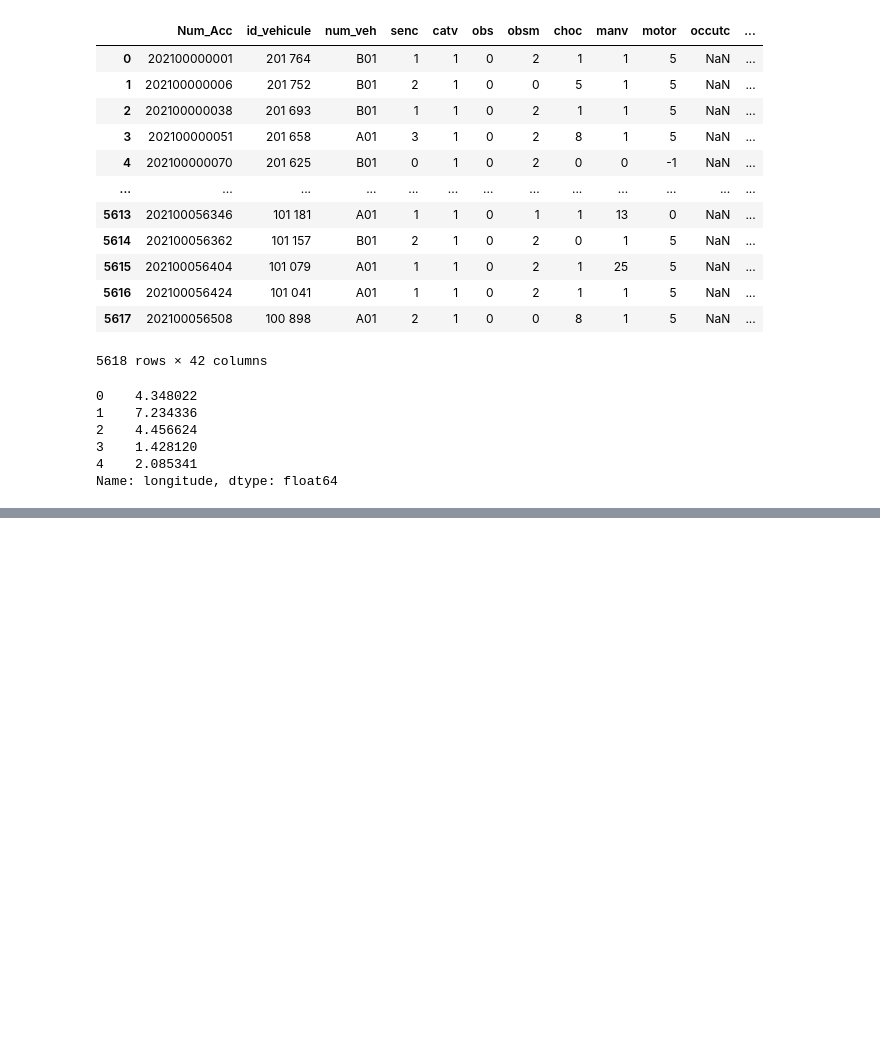
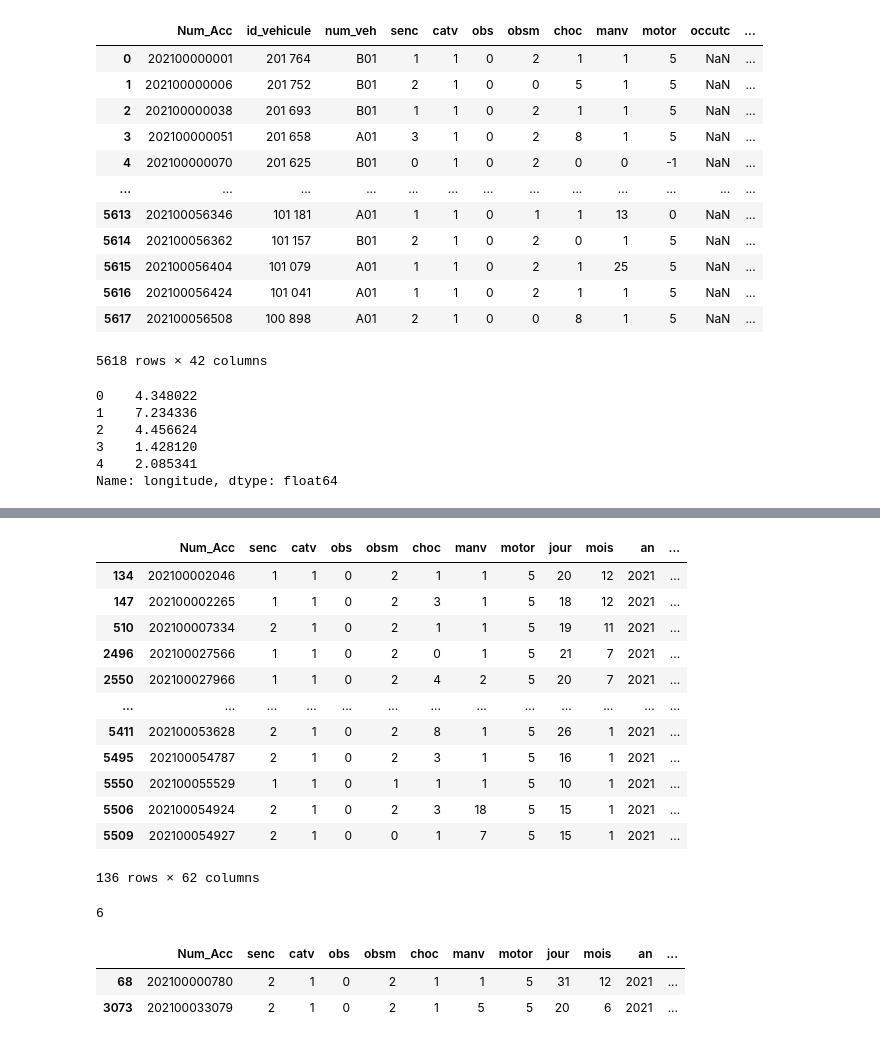
Before and after one commit to hitMaan351/Decision-support-for-cycle-track, a Jupyter notebook: notebooks/merging_acc_roads.ipynb, the cells around one changed output, grey strips where cells are left out. Saved outputs shown, nothing was run; the diff lists cells and outputs as text; code cells hidden in the pictures; blank space fills up the shorter version.

```diff
--- a/merging_accident_voie.ipynb
+++ b/notebooks/merging_acc_roads.ipynb
@@ -426,0 +371,42 @@ Name: an, dtype: int64
+# %%
+for i, point in liste_df[4].iterrows():
+    liste_df[4].at[i,"distance"] = liste_df_voie[4].distance(point.geometry).min()
+    liste_df[4].at[i,"nearest_road"] = liste_df_voie[4].distance(point.geometry).idxmin()
+
+liste_df[4]["nearest_road"] = liste_df[4]["nearest_road"].astype('int')
+
+liste_merged.append((liste_df[4].merge(liste_df_voie[4], left_on='nearest_road', right_index=True)))
+
+liste_merged[4]
+# %% [output]
+|  | Num_Acc | senc | catv | obs | obsm | choc | manv | motor | jour | mois | an | ... |
+| 134 | 202100002046 | 1 | 1 | 0 | 2 | 1 | 1 | 5 | 20 | 12 | 2021 | ... |
+| 147 | 202100002265 | 1 | 1 | 0 | 2 | 3 | 1 | 5 | 18 | 12 | 2021 | ... |
+| 510 | 202100007334 | 2 | 1 | 0 | 2 | 1 | 1 | 5 | 19 | 11 | 2021 | ... |
+| 2496 | 202100027566 | 1 | 1 | 0 | 2 | 0 | 1 | 5 | 21 | 7 | 2021 | ... |
+| 2550 | 202100027966 | 1 | 1 | 0 | 2 | 4 | 2 | 5 | 20 | 7 | 2021 | ... |
+| ... | ... | ... | ... | ... | ... | ... | ... | ... | ... | ... | ... | ... |
+| 5411 | 202100053628 | 2 | 1 | 0 | 2 | 8 | 1 | 5 | 26 | 1 | 2021 | ... |
+| 5495 | 202100054787 | 2 | 1 | 0 | 2 | 3 | 1 | 5 | 16 | 1 | 2021 | ... |
+| 5550 | 202100055529 | 1 | 1 | 0 | 1 | 1 | 1 | 5 | 10 | 1 | 2021 | ... |
+| 5506 | 202100054924 | 2 | 1 | 0 | 2 | 3 | 18 | 5 | 15 | 1 | 2021 | ... |
+| 5509 | 202100054927 | 2 | 1 | 0 | 0 | 1 | 7 | 5 | 15 | 1 | 2021 | ... |
+136 rows × 62 columns
+# %%
+for i, point in liste_df[5].iterrows():
+    liste_df[5].at[i,"distance"] = liste_df_voie[5].distance(point.geometry).min()
+    liste_df[5].at[i,"nearest_road"] = liste_df_voie[5].distance(point.geometry).idxmin()
+
+liste_df[5]["nearest_road"] = liste_df[5]["nearest_road"].astype('int')
+
+liste_merged.append((liste_df[5].merge(liste_df_voie[5], left_on='nearest_road', right_index=True)))
+
+len(liste_merged)
+# %% [output]
+6
+# %%
+liste_merged[5]
+# %% [output]
+|  | Num_Acc | senc | catv | obs | obsm | choc | manv | motor | jour | mois | an | ... |
+| 68 | 202100000780 | 2 | 1 | 0 | 2 | 1 | 1 | 5 | 31 | 12 | 2021 | ... |
+| 3073 | 202100033079 | 2 | 1 | 0 | 2 | 1 | 5 | 5 | 20 | 6 | 2021 | ... |
```
Also changed, not shown: parts of 48 cells of this notebook, 1 other file.
